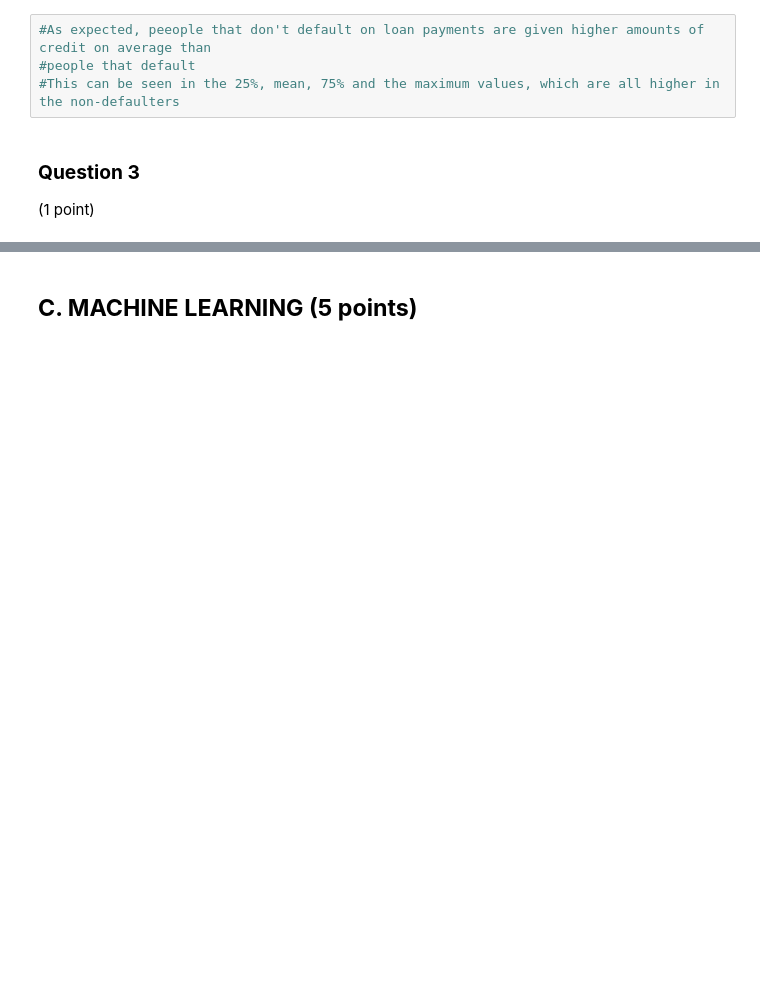
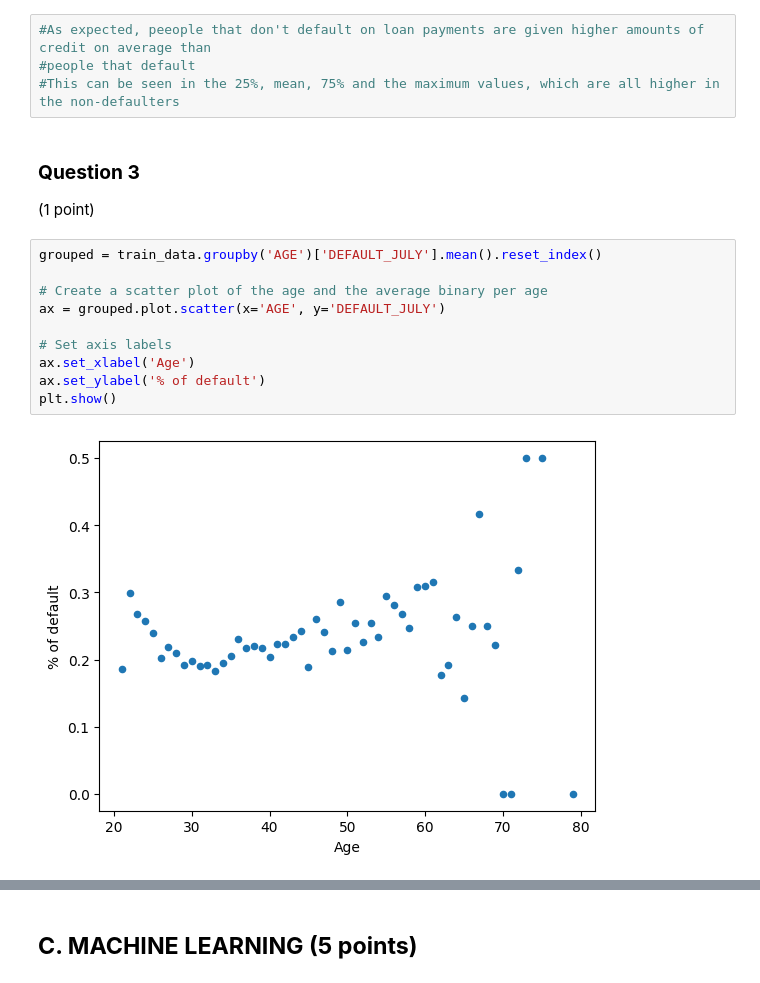
Before and after one commit to notvikke/master_2023, a Jupyter notebook: Python_in_Data_Analysis/Individual_Assignment/IndividualAssignment.ipynb, the cells around one changed output, grey strips where cells are left out. Saved outputs shown, nothing was run; the diff lists cells and outputs as text; blank space fills up the shorter version.

```diff
--- a/Python_in_Data_Analysis/Individual_Assignment/IndividualAssignment.ipynb
+++ b/Python_in_Data_Analysis/Individual_Assignment/IndividualAssignment.ipynb
@@ -294,3 +301,15 @@ fig1.tight_layout()
 ### **Question 3**
 
 (1 point)
+# %%
+grouped = train_data.groupby('AGE')['DEFAULT_JULY'].mean().reset_index()
+
+# Create a scatter plot of the age and the average binary per age
+ax = grouped.plot.scatter(x='AGE', y='DEFAULT_JULY')
+
+# Set axis labels
+ax.set_xlabel('Age')
+ax.set_ylabel('% of default')
+plt.show()
+# %% [output]
+[figure, added]
```
Also changed, not shown: parts of 31 cells of this notebook, 2 other files.
